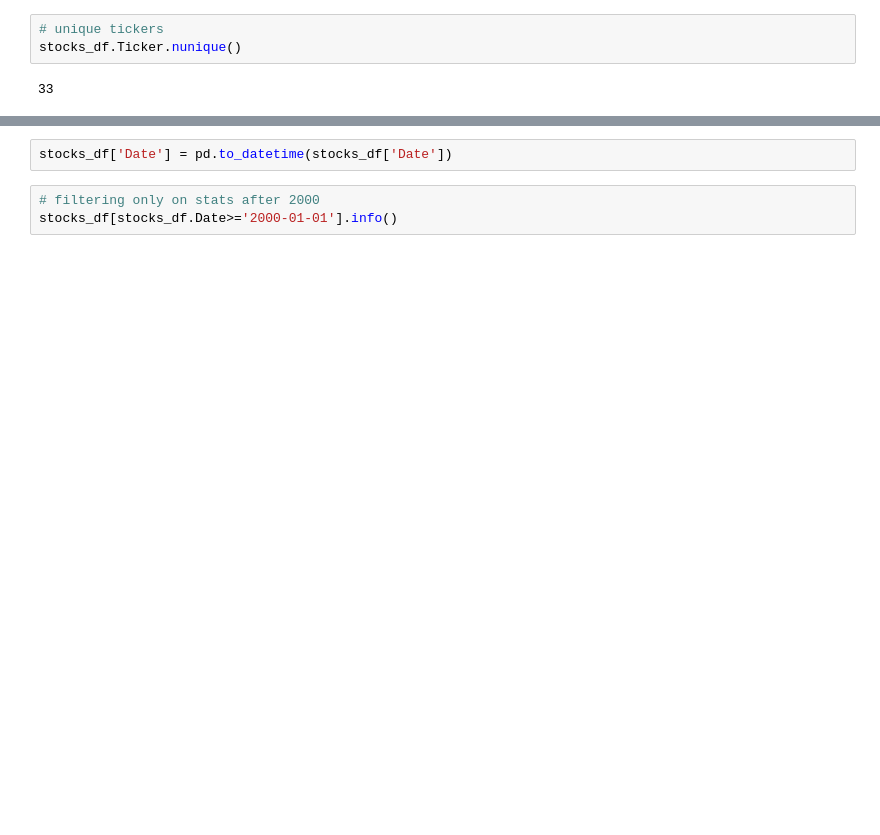
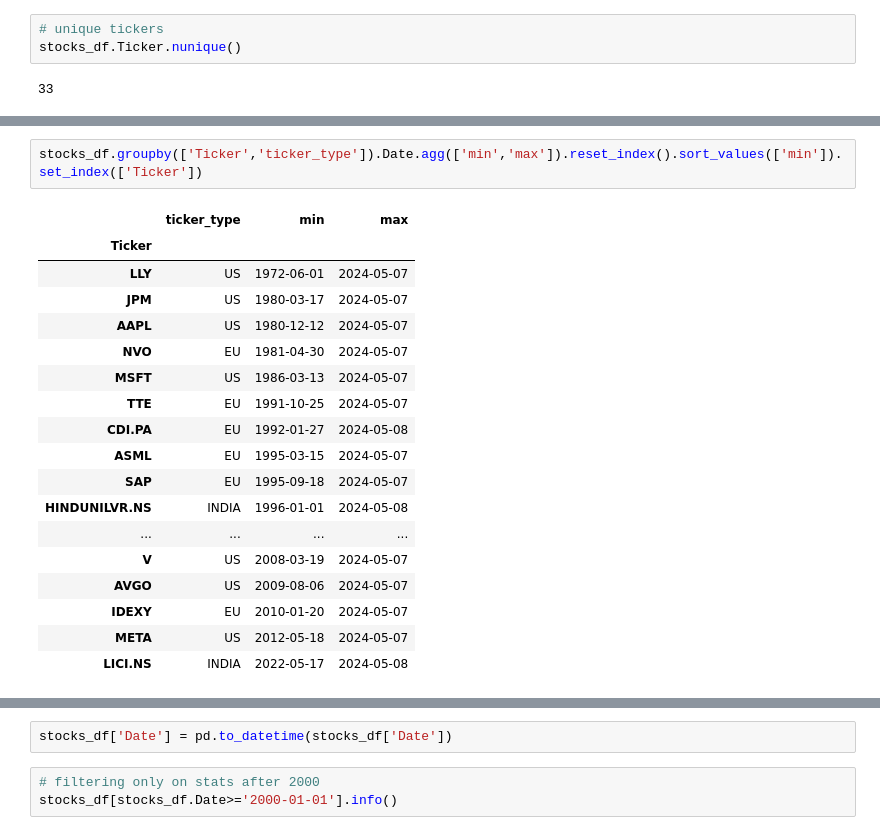
Before and after one commit to lucapug/dtc-stock-markets-analytics-zoomcamp, a Jupyter notebook: cohorts/2024/SMA_zoomcamp_lab2_and_HW2.ipynb, the cells around one changed output, grey strips where cells are left out. Cells and saved outputs as stored; diff of their text form; blank space fills up the shorter version.

```diff
--- a/cohorts/2024/SMA_zoomcamp_lab2_and_HW2.ipynb
+++ b/cohorts/2024/SMA_zoomcamp_lab2_and_HW2.ipynb
@@ -1341,3 +1340,24 @@ stocks_df.groupby(['Ticker','ticker_type']).Date.agg(['min','max'])
+# %%
+stocks_df.groupby(['Ticker','ticker_type']).Date.agg(['min','max']).reset_index().sort_values(['min']).set_index(['Ticker'])
+# %% [output]
+|  | ticker_type | min | max |
+| Ticker |  |  |  |
+| LLY | US | 1972-06-01 | 2024-05-07 |
+| JPM | US | 1980-03-17 | 2024-05-07 |
+| AAPL | US | 1980-12-12 | 2024-05-07 |
+| NVO | EU | 1981-04-30 | 2024-05-07 |
+| MSFT | US | 1986-03-13 | 2024-05-07 |
+| TTE | EU | 1991-10-25 | 2024-05-07 |
+| CDI.PA | EU | 1992-01-27 | 2024-05-08 |
+| ASML | EU | 1995-03-15 | 2024-05-07 |
+| SAP | EU | 1995-09-18 | 2024-05-07 |
+| HINDUNILVR.NS | INDIA | 1996-01-01 | 2024-05-08 |
+| ... | ... | ... | ... |
+| V | US | 2008-03-19 | 2024-05-07 |
+| AVGO | US | 2009-08-06 | 2024-05-07 |
+| IDEXY | EU | 2010-01-20 | 2024-05-07 |
+| META | US | 2012-05-18 | 2024-05-07 |
+| LICI.NS | INDIA | 2022-05-17 | 2024-05-08 |
 # %%
 #  average growth 365days
 stocks_df[stocks_df.Year>=2020].groupby(by=['Year','ticker_type']).growth_365d.mean()
```
Also changed, not shown: parts of 79 cells of this notebook.
